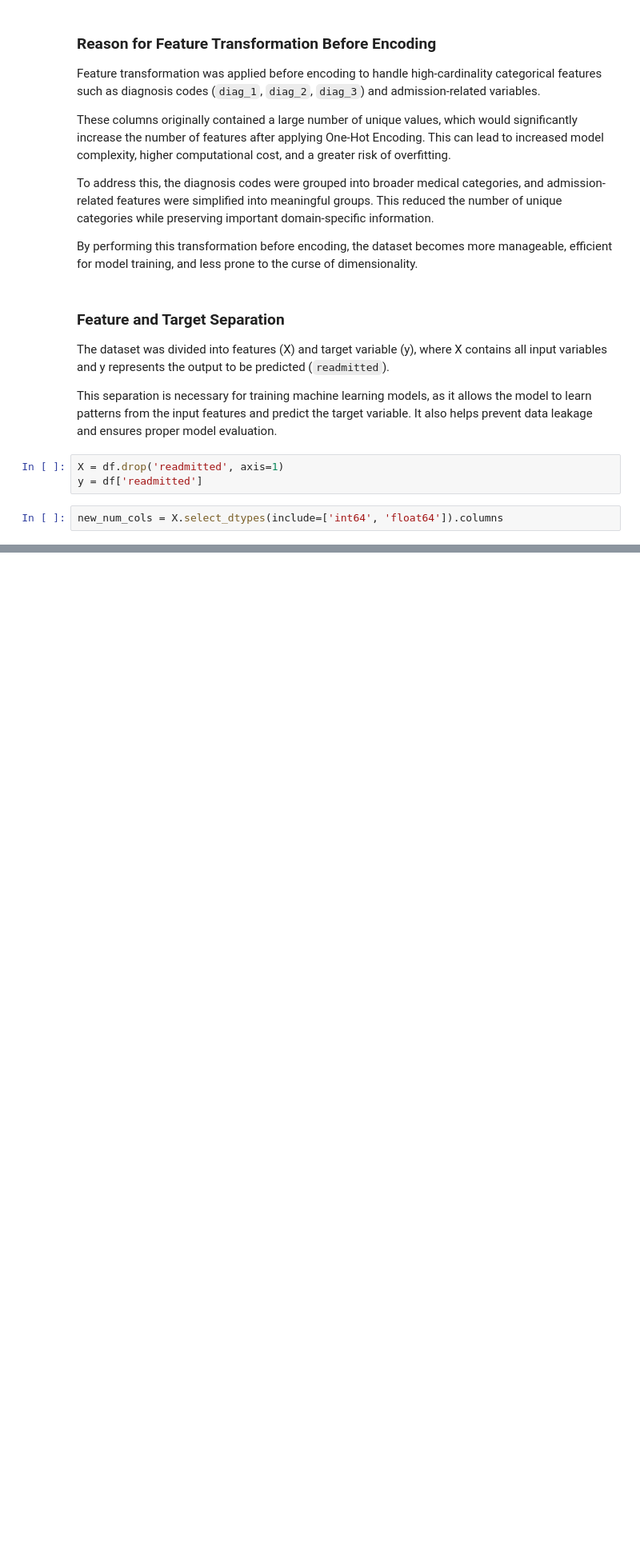
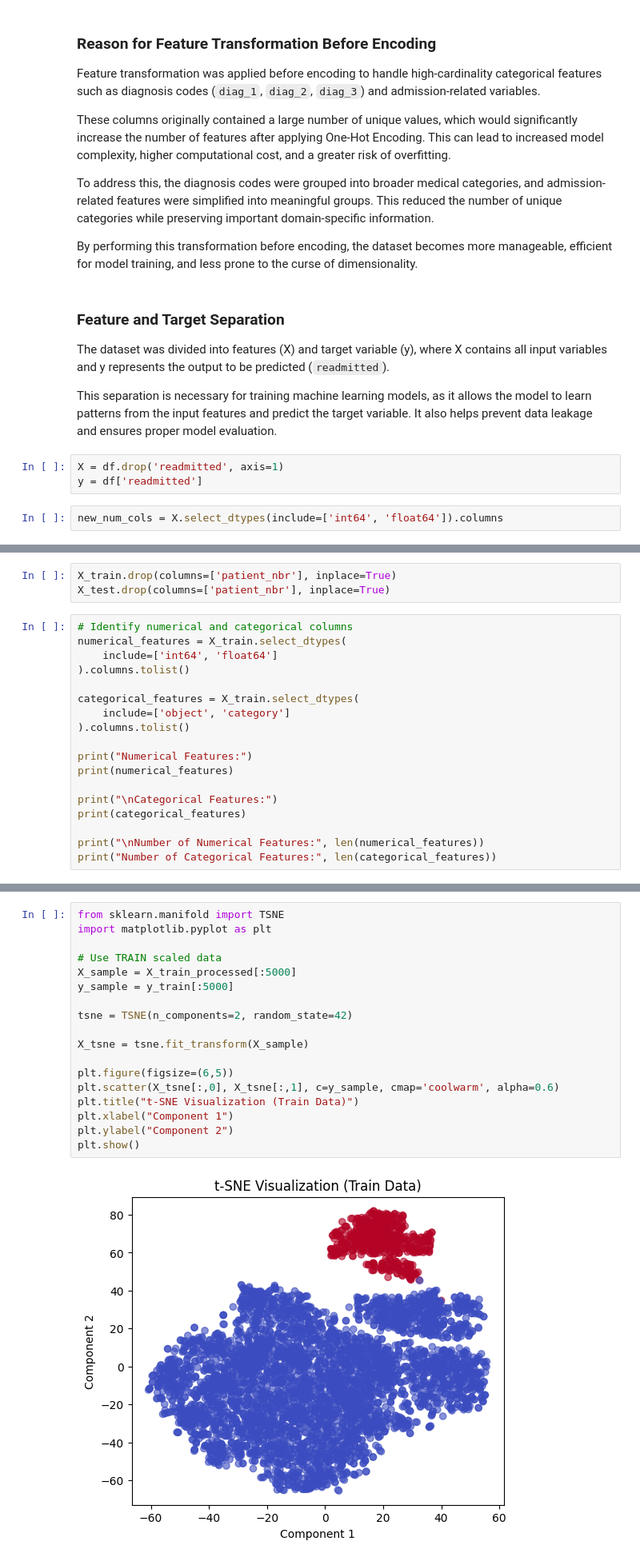
Before and after one commit to Goutam-Sethi/Hospital_Readmission_Prediction, a Jupyter notebook: diabetic_patient-readmission.ipynb, the cells around one changed output, grey strips where cells are left out. Shown at 80% size. Saved outputs shown, nothing was run; the diff lists cells and outputs as text; blank space fills up the shorter version.

Commit message:
Pipeline setup: implement patient GroupShuffleSplit, preprocessing pipeline, and dimensionality reduction

```diff
--- a/diabetic_patient-readmission.ipynb
+++ b/diabetic_patient-readmission.ipynb
@@ -551,0 +704,21 @@ new_num_cols = X.select_dtypes(include=['int64', 'float64']).columns
+# %%
+X_train.drop(columns=['patient_nbr'], inplace=True)
+X_test.drop(columns=['patient_nbr'], inplace=True)
+# %%
+# Identify numerical and categorical columns
+numerical_features = X_train.select_dtypes(
+    include=['int64', 'float64']
+).columns.tolist()
+
+categorical_features = X_train.select_dtypes(
+    include=['object', 'category']
+).columns.tolist()
+
+print("Numerical Features:")
+print(numerical_features)
+
+print("\nCategorical Features:")
+print(categorical_features)
+
+print("\nNumber of Numerical Features:", len(numerical_features))
+print("Number of Categorical Features:", len(categorical_features))
@@ -551,0 +828,20 @@ new_num_cols = X.select_dtypes(include=['int64', 'float64']).columns
+# %%
+from sklearn.manifold import TSNE
+import matplotlib.pyplot as plt
+
+# Use TRAIN scaled data
+X_sample = X_train_processed[:5000]
+y_sample = y_train[:5000]
+
+tsne = TSNE(n_components=2, random_state=42)
+
+X_tsne = tsne.fit_transform(X_sample)
+
+plt.figure(figsize=(6,5))
+plt.scatter(X_tsne[:,0], X_tsne[:,1], c=y_sample, cmap='coolwarm', alpha=0.6)
+plt.title("t-SNE Visualization (Train Data)")
+plt.xlabel("Component 1")
+plt.ylabel("Component 2")
+plt.show()
+# %% [output]
+[figure, added]
```
Also changed, not shown: parts of 16 cells of this notebook.
